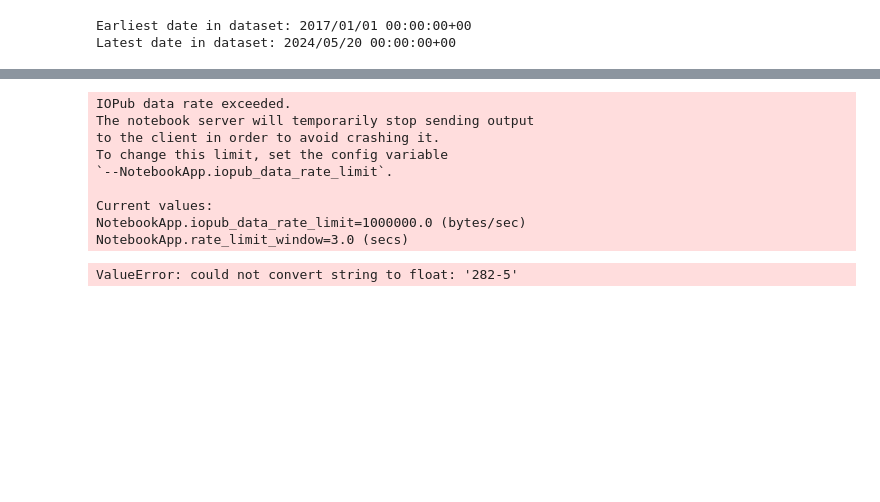
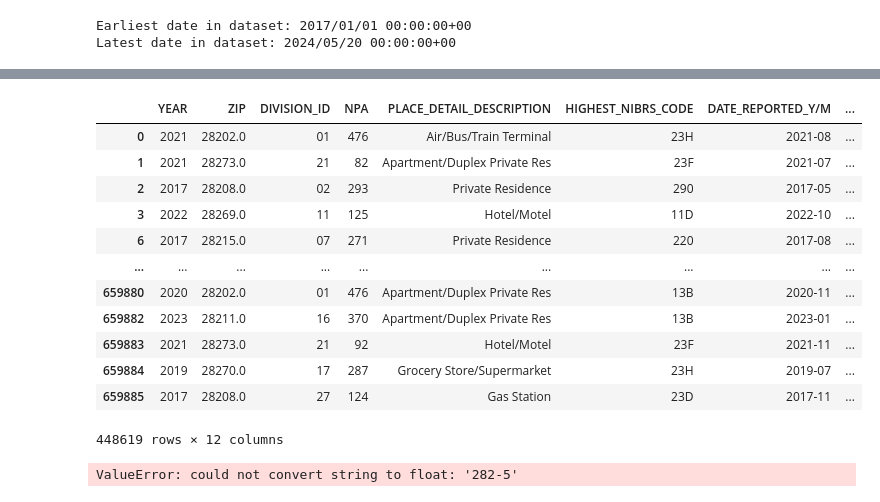
Before and after one commit to meltonme/Crime-Predictions, a Jupyter notebook: pre_optimized_model.ipynb, the cells around one changed output, grey strips where cells are left out. Saved outputs shown, nothing was run; the diff lists cells and outputs as text; code cells hidden in the pictures; blank space fills up the shorter version.

```diff
--- a/pre_optimized_model.ipynb
+++ b/pre_optimized_model.ipynb
@@ -213,35 +212,44 @@ Length: 248, dtype: object
 # %%
 # Split data into features and target variable
-X = final_cmpd_df.copy()
-X.drop(['CLEARANCE_STATUS'], axis=1)
 
-y = final_cmpd_df['CLEARANCE_STATUS'].values.reshape(-1, 1)
+
+#X = final_cmpd_df.copy()
+#X.drop(['CLEARANCE_STATUS'], axis=1)
+
+y = final_cmpd_df['CLEARANCE_STATUS_Open'].astype(int)
+# %%
+#final_cmpd_df.head()
+X
+# %% [output]
+|  | YEAR | ZIP | DIVISION_ID | NPA | PLACE_DETAIL_DESCRIPTION | HIGHEST_NIBRS_CODE | DATE_REPORTED_Y/M | ... |
+| 0 | 2021 | 28202.0 | 01 | 476 | Air/Bus/Train Terminal | 23H | 2021-08 | ... |
+| 1 | 2021 | 28273.0 | 21 | 82 | Apartment/Duplex Private Res | 23F | 2021-07 | ... |
+| 2 | 2017 | 28208.0 | 02 | 293 | Private Residence | 290 | 2017-05 | ... |
+| 3 | 2022 | 28269.0 | 11 | 125 | Hotel/Motel | 11D | 2022-10 | ... |
+| 6 | 2017 | 28215.0 | 07 | 271 | Private Residence | 220 | 2017-08 | ... |
+| ... | ... | ... | ... | ... | ... | ... | ... | ... |
+| 659880 | 2020 | 28202.0 | 01 | 476 | Apartment/Duplex Private Res | 13B | 2020-11 | ... |
+| 659882 | 2023 | 28211.0 | 16 | 370 | Apartment/Duplex Private Res | 13B | 2023-01 | ... |
+| 659883 | 2021 | 28273.0 | 21 | 92 | Hotel/Motel | 23F | 2021-11 | ... |
+| 659884 | 2019 | 28270.0 | 17 | 287 | Grocery Store/Supermarket | 23H | 2019-07 | ... |
+| 659885 | 2017 | 28208.0 | 27 | 124 | Gas Station | 23D | 2017-11 | ... |
+448619 rows × 12 columns
 # %%
 # Set the data rate limit directly
-import os
-os.environ['NotebookApp.iopub_data_rate_limit'] = '1000000000'
+#import os
+#os.environ['NotebookApp.iopub_data_rate_limit'] = '1000000000'
 
-def find_string_values(final_cmpd_df):
-    string_values = []
-    for col in final_cmpd_df.columns:
-        for i, val in enumerate(final_cmpd_df[col]):
-            if isinstance(val, str):
-                string_values.append((col, i, val))
-    return string_values
+#def find_string_values(final_cmpd_df):
+    #string_values = []
+    #for col in final_cmpd_df.columns:
+       # for i, val in enumerate(final_cmpd_df[col]):
+            #if isinstance(val, str):
+                #string_values.append((col, i, val))
+    #return string_values
 
 # Call the function on your DataFrame
-result = find_string_values(final_cmpd_df)
-print(result)
+#result = find_string_values(final_cmpd_df)
+#print(result)
-# %% [output]
-IOPub data rate exceeded.
-The notebook server will temporarily stop sending output
-to the client in order to avoid crashing it.
-To change this limit, set the config variable
-`--NotebookApp.iopub_data_rate_limit`.
-
-Current values:
-NotebookApp.iopub_data_rate_limit=1000000.0 (bytes/sec)
-NotebookApp.rate_limit_window=3.0 (secs)
 # %%
 # Import sklearn to spilt the dataset into training and testing data
 from sklearn.model_selection import train_test_split
```
Also changed, not shown: parts of 8 cells of this notebook.
